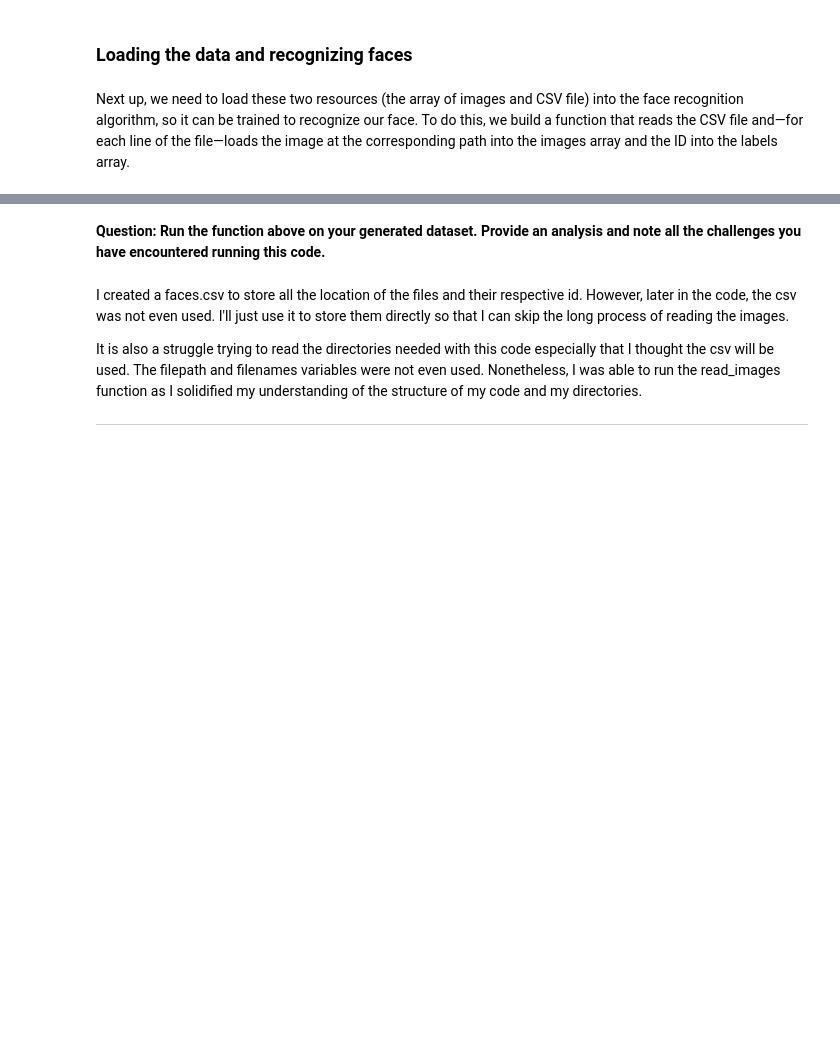
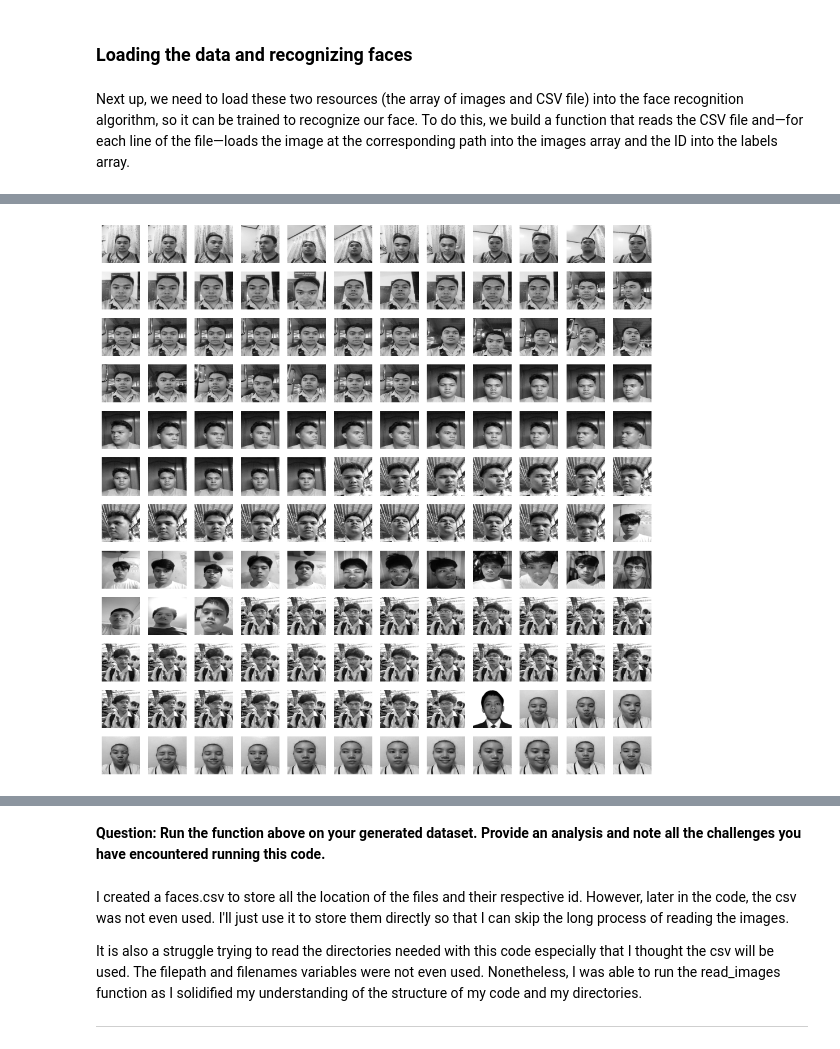
Before and after one commit to qkestacion07/Computer-Vision-Crash-Course-, a Jupyter notebook: Activity7_FaceRecognition/Estacion_Activity_7_Performing_Face_Recognition.ipynb, the cells around one changed output, grey strips where cells are left out. Saved outputs shown, nothing was run; the diff lists cells and outputs as text; code cells hidden in the pictures; blank space fills up the shorter version.

Commit message:
Visualized the Inputs

```diff
--- a/Activity7_FaceRecognition/Estacion_Activity_7_Performing_Face_Recognition.ipynb
+++ b/Activity7_FaceRecognition/Estacion_Activity_7_Performing_Face_Recognition.ipynb
@@ -89,3 +89,8 @@ def read_images(path, sz=None):
 # %%
 path = 'images'
 [X,y] = read_images(path,sz=200)
+# %%
+for i in range(4):
+    print(i,':',y.count(i))
+y = np.asarray(y, dtype=np.int32)
+print(y)
@@ -91,0 +107,14 @@ path = 'images'
+# %%
+import matplotlib.pyplot as plt
+%matplotlib inline
+num_images = len(X)
+row_num = int(np.ceil(np.sqrt(num_images)))
+col_num = int(np.ceil(num_images / row_num))
+fig, axes = plt.subplots(row_num, col_num, figsize=(10, 10))
+axes = axes.flatten()
+for i, img in enumerate(X):
+    axes[i].imshow(img,cmap='gray')
+    axes[i].axis('off')
+plt.tight_layout()
+# %% [output]
+[figure, added]
```
Also changed, not shown: parts of 5 cells of this notebook, 7 other files.
